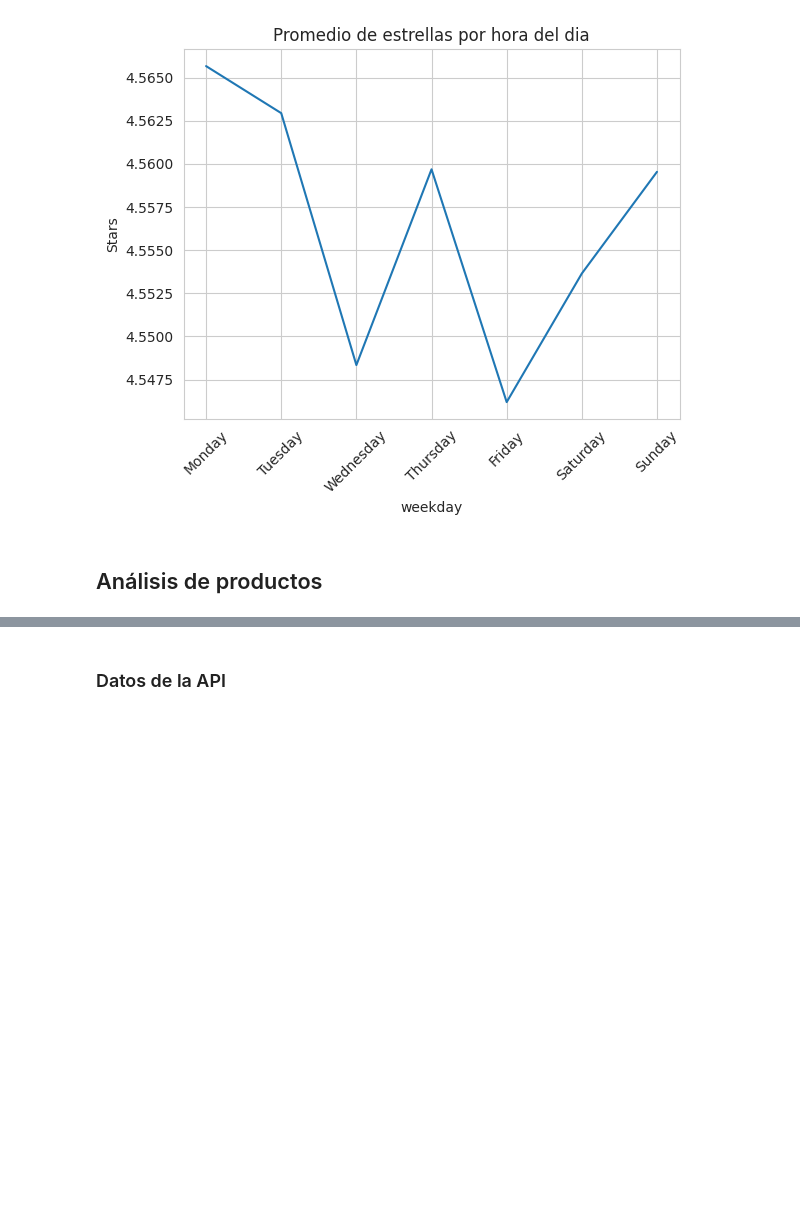
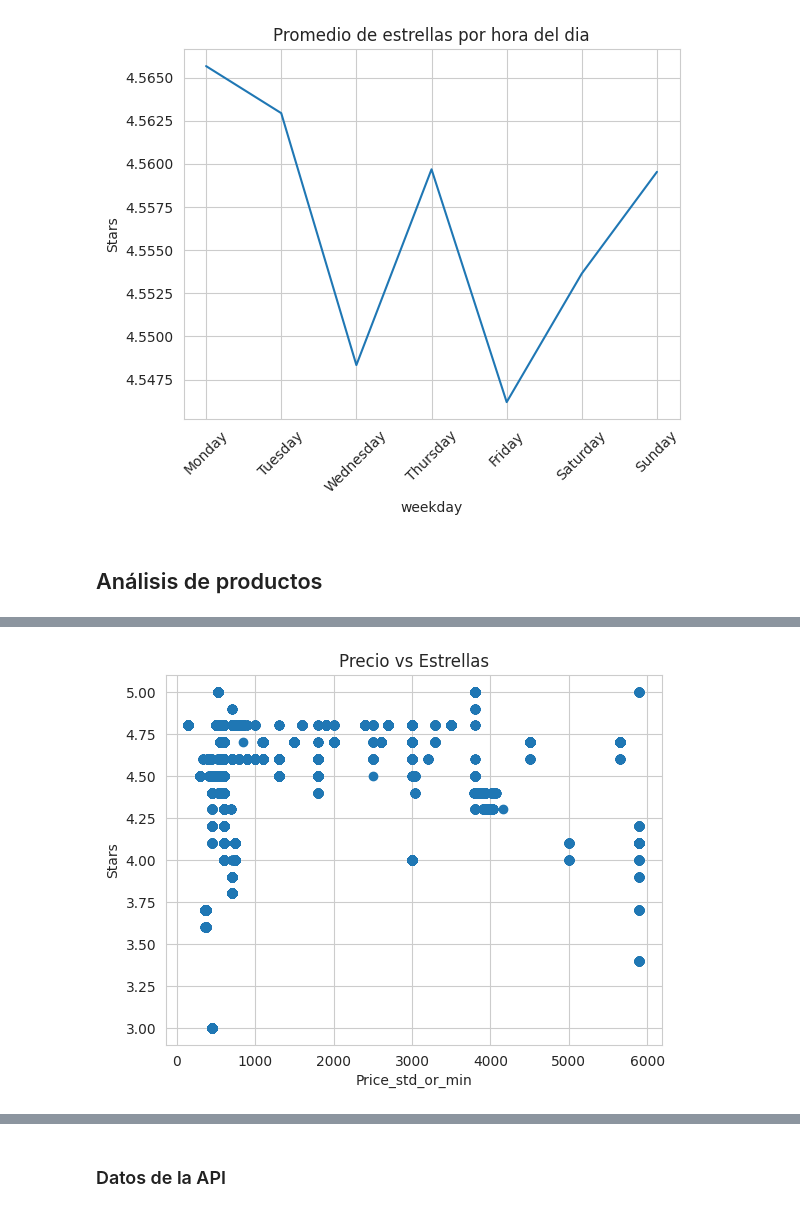
Before and after one commit to MiguelOscar4515/Tarea_2-Maestria, a Jupyter notebook: datasets_amazon.ipynb, the cells around one changed output, grey strips where cells are left out. Saved outputs shown, nothing was run; the diff lists cells and outputs as text; code cells hidden in the pictures; blank space fills up the shorter version.

```diff
--- a/datasets_amazon.ipynb
+++ b/datasets_amazon.ipynb
@@ -476,0 +446,10 @@ plt.show()
+# %%
+# Scatter plot de precio vs estrellas
+
+plt.scatter(mx_devices['Price_std_or_min'], mx_devices['Stars'])
+plt.xlabel('Price_std_or_min')
+plt.ylabel('Stars')
+plt.title('Precio vs Estrellas')
+plt.show()
+# %% [output]
+[figure, added]
```
Also changed, not shown: parts of 32 cells of this notebook.
